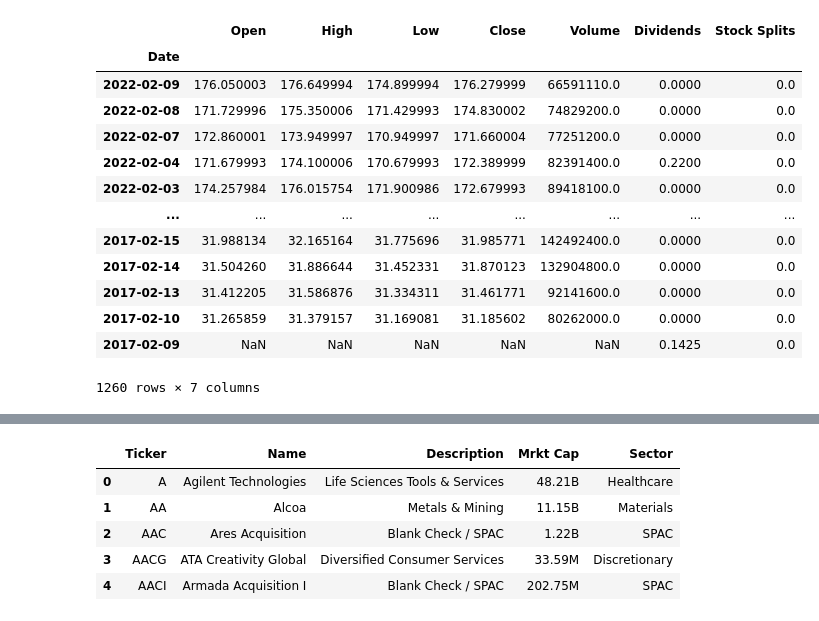
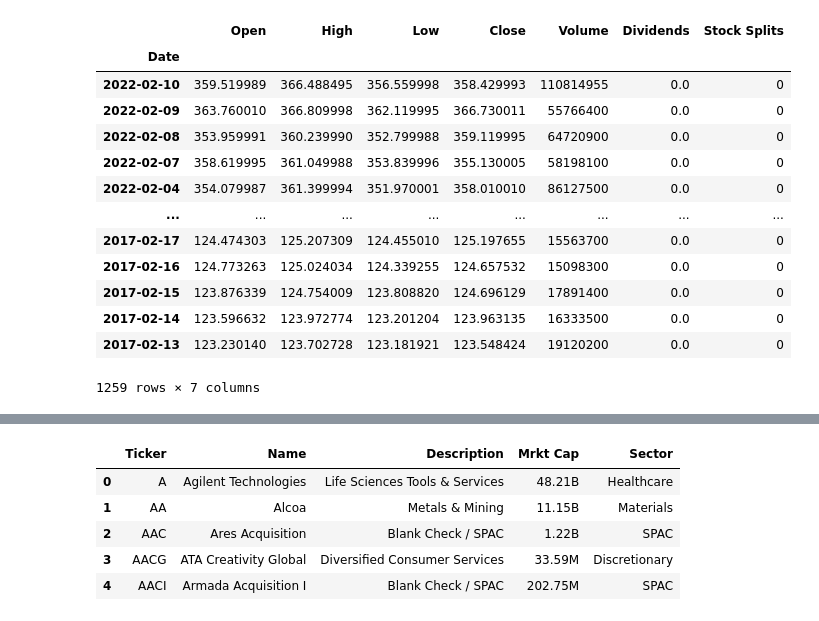
Before and after one commit to emily1618/Data-Portfolio, a Jupyter notebook: Investment.ipynb, the cells around one changed output, grey strips where cells are left out. Cells and saved outputs as stored; diff of their text form; code cells hidden in the pictures.

```diff
--- a/Investment.ipynb
+++ b/Investment.ipynb
@@ -37,24 +33,24 @@ E_DATE = "2023-02-01"
 S_DATE_DT = pd.to_datetime(S_DATE)
 E_DATE_DT = pd.to_datetime(E_DATE)
 # %%
-stock = yf.Ticker("AAPL")
+stock = yf.Ticker("QQQ")
 df = stock.history(period="5y")
 df.sort_index(axis = 0.,  ascending=False)
 # %% [output]
 |  | Open | High | Low | Close | Volume | Dividends | Stock Splits |
 | Date |  |  |  |  |  |  |  |
-| 2022-02-09 | 176.050003 | 176.649994 | 174.899994 | 176.279999 | 66591110.0 | 0.0000 | 0.0 |
-| 2022-02-08 | 171.729996 | 175.350006 | 171.429993 | 174.830002 | 74829200.0 | 0.0000 | 0.0 |
-| 2022-02-07 | 172.860001 | 173.949997 | 170.949997 | 171.660004 | 77251200.0 | 0.0000 | 0.0 |
-| 2022-02-04 | 171.679993 | 174.100006 | 170.679993 | 172.389999 | 82391400.0 | 0.2200 | 0.0 |
-| 2022-02-03 | 174.257984 | 176.015754 | 171.900986 | 172.679993 | 89418100.0 | 0.0000 | 0.0 |
+| 2022-02-10 | 359.519989 | 366.488495 | 356.559998 | 358.429993 | 110814955 | 0.0 | 0 |
+| 2022-02-09 | 363.760010 | 366.809998 | 362.119995 | 366.730011 | 55766400 | 0.0 | 0 |
+| 2022-02-08 | 353.959991 | 360.239990 | 352.799988 | 359.119995 | 64720900 | 0.0 | 0 |
+| 2022-02-07 | 358.619995 | 361.049988 | 353.839996 | 355.130005 | 58198100 | 0.0 | 0 |
+| 2022-02-04 | 354.079987 | 361.399994 | 351.970001 | 358.010010 | 86127500 | 0.0 | 0 |
 | ... | ... | ... | ... | ... | ... | ... | ... |
-| 2017-02-15 | 31.988134 | 32.165164 | 31.775696 | 31.985771 | 142492400.0 | 0.0000 | 0.0 |
-| 2017-02-14 | 31.504260 | 31.886644 | 31.452331 | 31.870123 | 132904800.0 | 0.0000 | 0.0 |
-| 2017-02-13 | 31.412205 | 31.586876 | 31.334311 | 31.461771 | 92141600.0 | 0.0000 | 0.0 |
-| 2017-02-10 | 31.265859 | 31.379157 | 31.169081 | 31.185602 | 80262000.0 | 0.0000 | 0.0 |
-| 2017-02-09 | NaN | NaN | NaN | NaN | NaN | 0.1425 | 0.0 |
+| 2017-02-17 | 124.474303 | 125.207309 | 124.455010 | 125.197655 | 15563700 | 0.0 | 0 |
+| 2017-02-16 | 124.773263 | 125.024034 | 124.339255 | 124.657532 | 15098300 | 0.0 | 0 |
+| 2017-02-15 | 123.876339 | 124.754009 | 123.808820 | 124.696129 | 17891400 | 0.0 | 0 |
+| 2017-02-14 | 123.596632 | 123.972774 | 123.201204 | 123.963135 | 16333500 | 0.0 | 0 |
+| 2017-02-13 | 123.230140 | 123.702728 | 123.181921 | 123.548424 | 19120200 | 0.0 | 0 |
-1260 rows × 7 columns
+1259 rows × 7 columns
 # %%
 def get_column_from_csv(file, col_name):
     # Try to get the file and if it doesn't exist issue a warning
```
Also changed, not shown: parts of 21 cells of this notebook.
